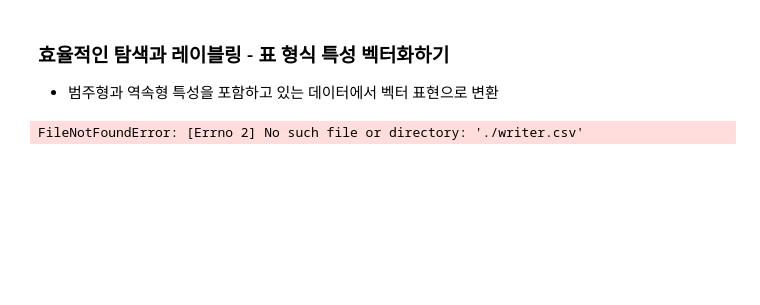
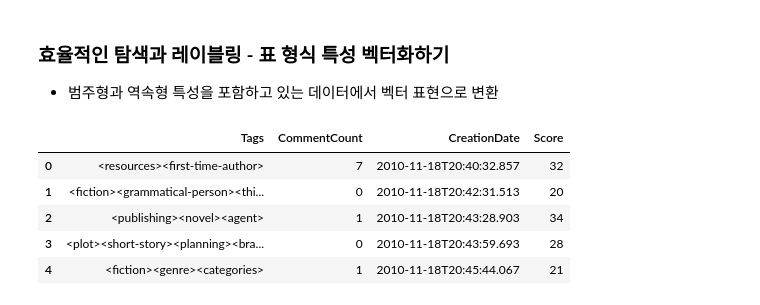
Before and after one commit to B-JayU/Powered-Applications, a Jupyter notebook: init_dataset/parsing_xml.ipynb, the cells around one changed output. Saved outputs shown, nothing was run; the diff lists cells and outputs as text; code cells hidden in the pictures; blank space fills up the shorter version.

```diff
--- a/init_dataset/parsing_xml.ipynb
+++ b/init_dataset/parsing_xml.ipynb
@@ -91,10 +91,15 @@ Text(0, 0.5, 'Percentage of sentences')
 ### 효율적인 탐색과 레이블링 - 표 형식 특성 벡터화하기
 - 범주형과 역속형 특성을 포함하고 있는 데이터에서 벡터 표현으로 변환
 # %%
-df2 = pd.read_csv("./init_dataset/writers.csv")
-df2['is_question'] = df2['PostTypeId'] = 1
+df2 = pd.read_csv("./writers.csv")
+df2['is_question'] = df2['PostTypeId'] == 1
 
 tabular_df = df2[df2['is_question']][["Tags", "CommentCount", "CreationDate", "Score"]]
 tabular_df.head()
 # %% [output]
-FileNotFoundError: [Errno 2] No such file or directory: './writer.csv'
+|  | Tags | CommentCount | CreationDate | Score |
+| 0 | <resources><first-time-author> | 7 | 2010-11-18T20:40:32.857 | 32 |
+| 1 | <fiction><grammatical-person><thi... | 0 | 2010-11-18T20:42:31.513 | 20 |
+| 2 | <publishing><novel><agent> | 1 | 2010-11-18T20:43:28.903 | 34 |
+| 3 | <plot><short-story><planning><bra... | 0 | 2010-11-18T20:43:59.693 | 28 |
+| 4 | <fiction><genre><categories> | 1 | 2010-11-18T20:45:44.067 | 21 |
```
Also changed, not shown: parts of 11 cells of this notebook.
